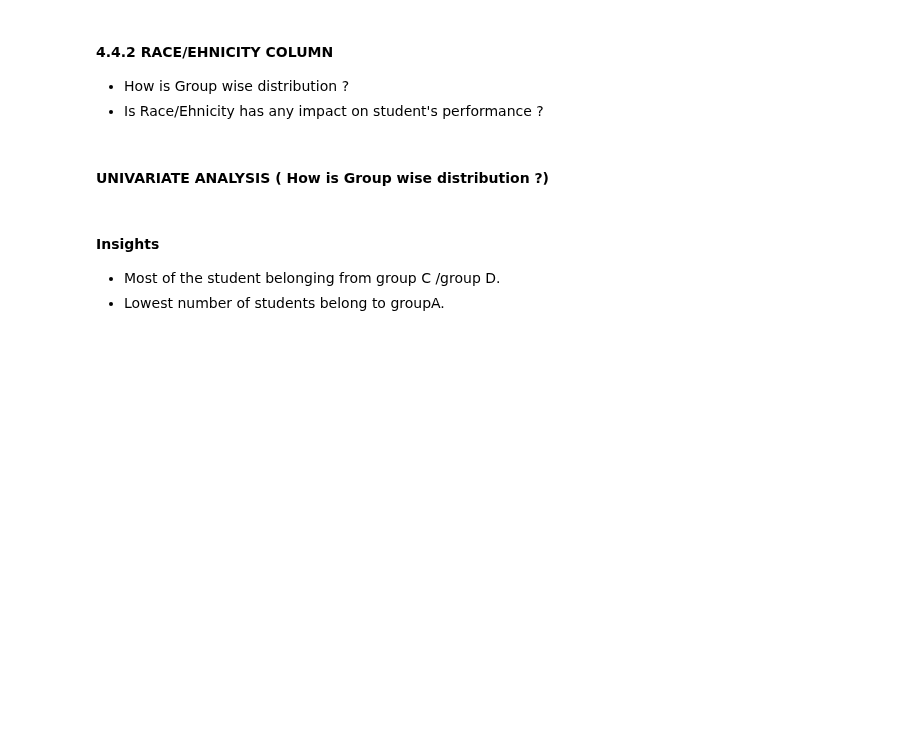
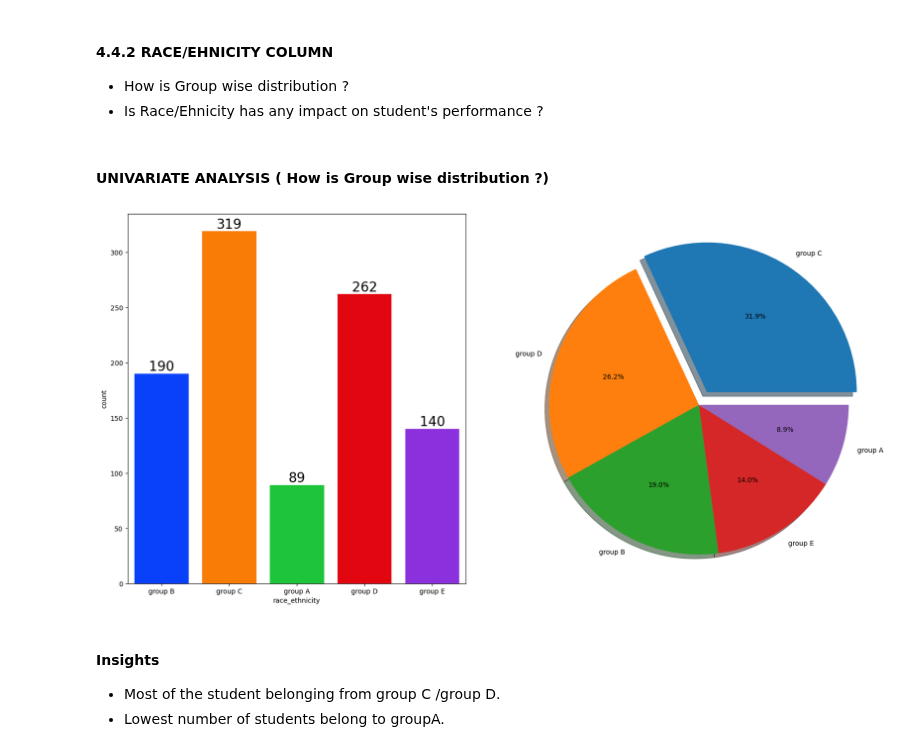
Before and after one commit to husainsaqib/mlproject, a Jupyter notebook: notebook/1 . EDA STUDENT PERFORMANCE .ipynb, the cells around one changed output. Drawn from its saved outputs; the diff is of its cells as text; code cells hidden in the pictures; blank space fills up the shorter version.

```diff
--- a/notebook/1 . EDA STUDENT PERFORMANCE .ipynb
+++ b/notebook/1 . EDA STUDENT PERFORMANCE .ipynb
@@ -477,13 +477,26 @@ plt.show()
 # %% [markdown]
 #### UNIVARIATE ANALYSIS ( How is Group wise distribution ?)
 # %%
-f,ax=plt.subplots(1,2,figsize=(20,10))
-sns.countplot(x=df['race/ethnicity'],data=df,palette = 'bright',ax=ax[0],saturation=0.95)
+f, ax = plt.subplots(1, 2, figsize=(20, 10))
+
+# Plot the countplot on the first axis (ax[0])
+sns.countplot(x=df['race_ethnicity'], data=df, palette='bright', ax=ax[0], saturation=0.95)
 for container in ax[0].containers:
-    ax[0].bar_label(container,color='black',size=20)
+    ax[0].bar_label(container, color='black', size=20)
 
-plt.pie(x = df['race/ethnicity'].value_counts(),labels=df['race/ethnicity'].value_counts().index,explode=[0.1,0,0,0,0],autopct='%1.1f%%',shadow=True)
+# Plot the pie chart on the second axis (ax[1]) by specifying the 'ax' parameter
+ax[1].pie(x=df['race_ethnicity'].value_counts(),
+          labels=df['race_ethnicity'].value_counts().index,
+          explode=[0.1, 0, 0, 0, 0],
+          autopct='%1.1f%%',
+          shadow=True)
+
+# Ensure the aspect ratio is equal so the pie chart is round
+ax[1].axis('equal')
+
 plt.show()
+# %% [output]
+[figure, added]
 # %% [markdown]
 #### Insights
 - Most of the student belonging from group C /group D.
```
Also changed, not shown: parts of 4 cells of this notebook, 8 other files.
